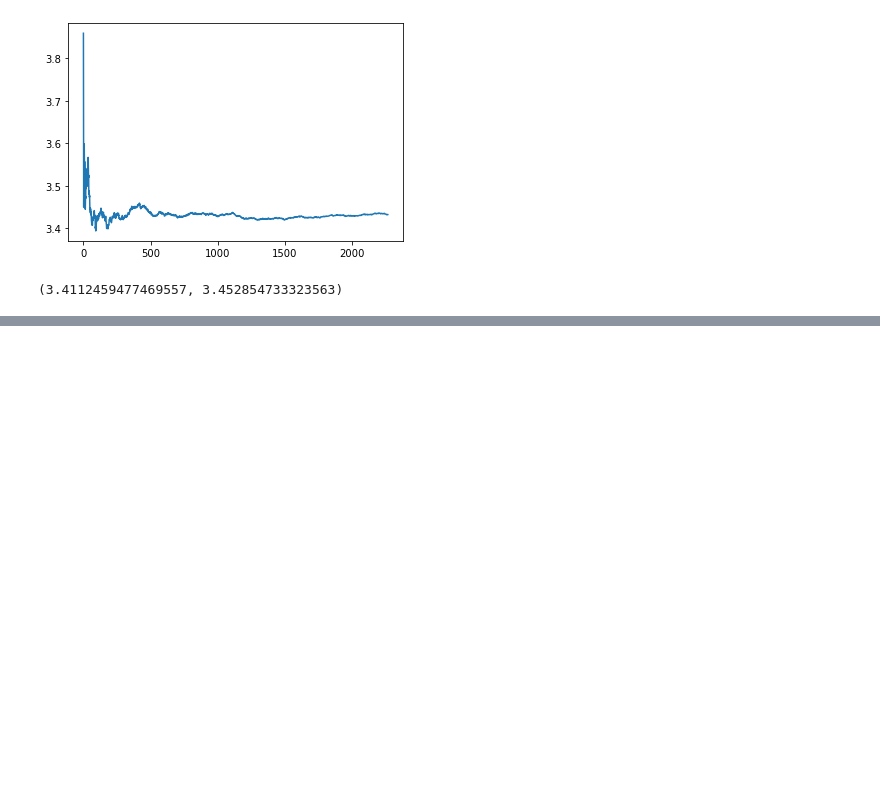
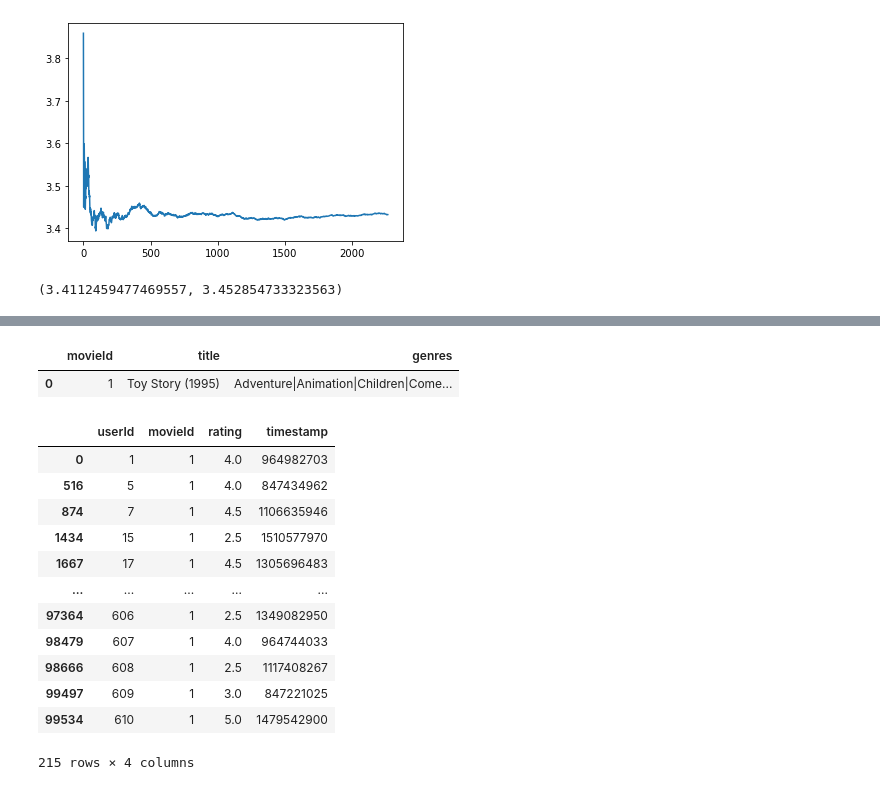
Before and after one commit to cglima/alura-data-science-testes-estat-sticos-com-python, a Jupyter notebook: notebook/data-science-introducao-a-tests.ipynb, the cells around one changed output, grey strips where cells are left out. Saved outputs shown, nothing was run; the diff lists cells and outputs as text; code cells hidden in the pictures; blank space fills up the shorter version.

```diff
--- a/notebook/data-science-introducao-a-tests.ipynb
+++ b/notebook/data-science-introducao-a-tests.ipynb
@@ -464,0 +480,22 @@ descr_todos_com_10_votos.tconfint_mean()
+# %%
+filmes.query("movieId==1")
+# %% [output]
+|  | movieId | title | genres |
+| 0 | 1 | Toy Story (1995) | Adventure|Animation|Children|Come... |
+# %%
+notas1 = notas.query("movieId==1")
+notas1
+# %% [output]
+|  | userId | movieId | rating | timestamp |
+| 0 | 1 | 1 | 4.0 | 964982703 |
+| 516 | 5 | 1 | 4.0 | 847434962 |
+| 874 | 7 | 1 | 4.5 | 1106635946 |
+| 1434 | 15 | 1 | 2.5 | 1510577970 |
+| 1667 | 17 | 1 | 4.5 | 1305696483 |
+| ... | ... | ... | ... | ... |
+| 97364 | 606 | 1 | 2.5 | 1349082950 |
+| 98479 | 607 | 1 | 4.0 | 964744033 |
+| 98666 | 608 | 1 | 2.5 | 1117408267 |
+| 99497 | 609 | 1 | 3.0 | 847221025 |
+| 99534 | 610 | 1 | 5.0 | 1479542900 |
+215 rows × 4 columns
```
Also changed, not shown: parts of 6 cells of this notebook.
